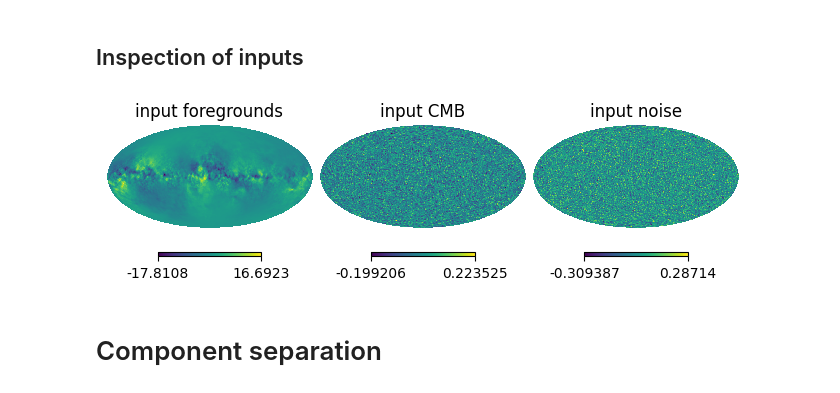
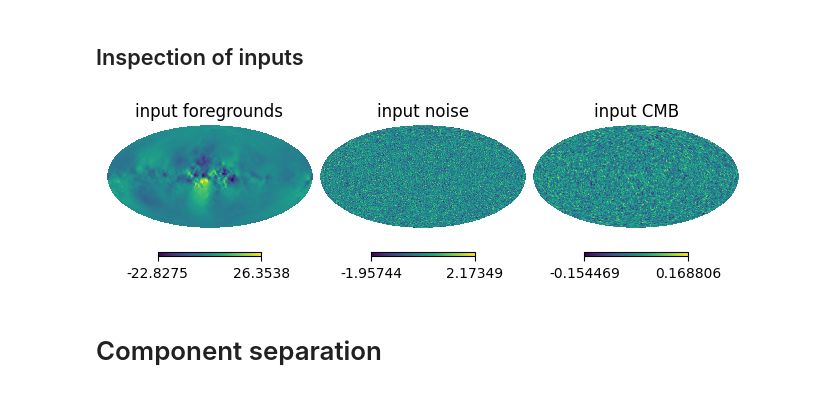
Before and after one commit to alecarones/broom, a Jupyter notebook: tutorials/tutorial_satellite.ipynb, the cells around one changed output. Drawn from its saved outputs; the diff is of its cells as text; code cells hidden in the pictures.

```diff
--- a/tutorials/tutorial_satellite.ipynb
+++ b/tutorials/tutorial_satellite.ipynb
@@ -3,8 +3,6 @@ import os
 import numpy as np
 import healpy as hp
 import mtneedlet as nl
-import sys
-sys.path.append(os.path.abspath(os.path.join(os.getcwd(), "..")))
 import broom
 import matplotlib.pyplot as plt
 from types import SimpleNamespace
@@ -15,8 +13,5 @@ from broom import (
     component_separation,_get_full_simulations, estimate_residuals, _combine_products)
 from broom._needlets import _get_needlet_windows_
 from broom.clusters import get_and_save_real_tracers_B
-from IPython.display import Markdown
 
-# root_path = os.path.dirname(os.path.abspath(broom.__file__))
-root_path = os.path.dirname(os.path.dirname(os.path.abspath(broom.__file__)))
-root_path
+root_path = os.path.dirname(os.path.abspath(broom.__file__))
@@ -220,22 +235,22 @@ instrument = {
 # %%
 # Let's inspect e.g. B-mode input at a frequency channel
 
-freq_idx = 12
+freq_idx = 0
 field = 2
 
-# data_type is "alms"
+# data_type is "alms" in this case..B-mode maps are generated from them
 fgds = hp.alm2map(data.fgds[freq_idx,field],config.nside,lmax=config.lmax)
 noise = hp.alm2map(data.noise[freq_idx,field],config.nside,lmax=config.lmax)
 cmb = hp.alm2map(data.cmb[freq_idx,field],config.nside,lmax=config.lmax)
 
 plt.figure()
 hp.mollview(fgds, title="input foregrounds", sub=(1,3,1))
-hp.mollview(cmb, title="input CMB", sub=(1,3,2))
-hp.mollview(noise, title="input noise", sub=(1,3,3))
+hp.mollview(noise, title="input noise", sub=(1,3,2))
+hp.mollview(cmb, title="input CMB", sub=(1,3,3))
 
 #
 # %% [output]
-[figure, old version]
+[figure, new version]
 # %% [markdown]
 # Component separation
 # %%
```
Also changed, not shown: parts of 22 cells of this notebook, 3 other files.
